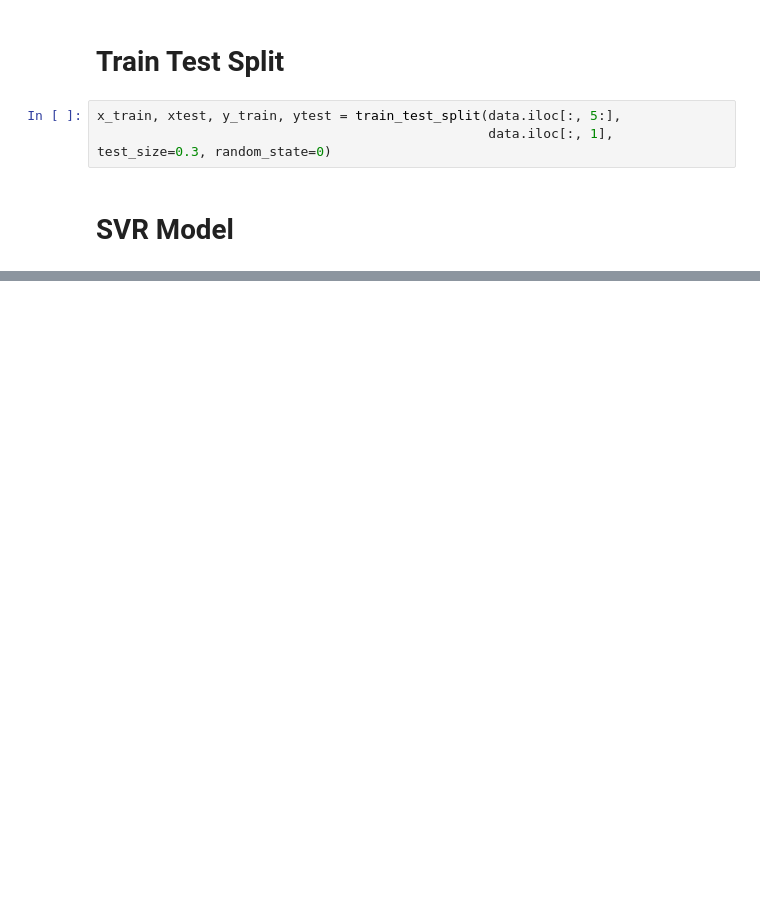
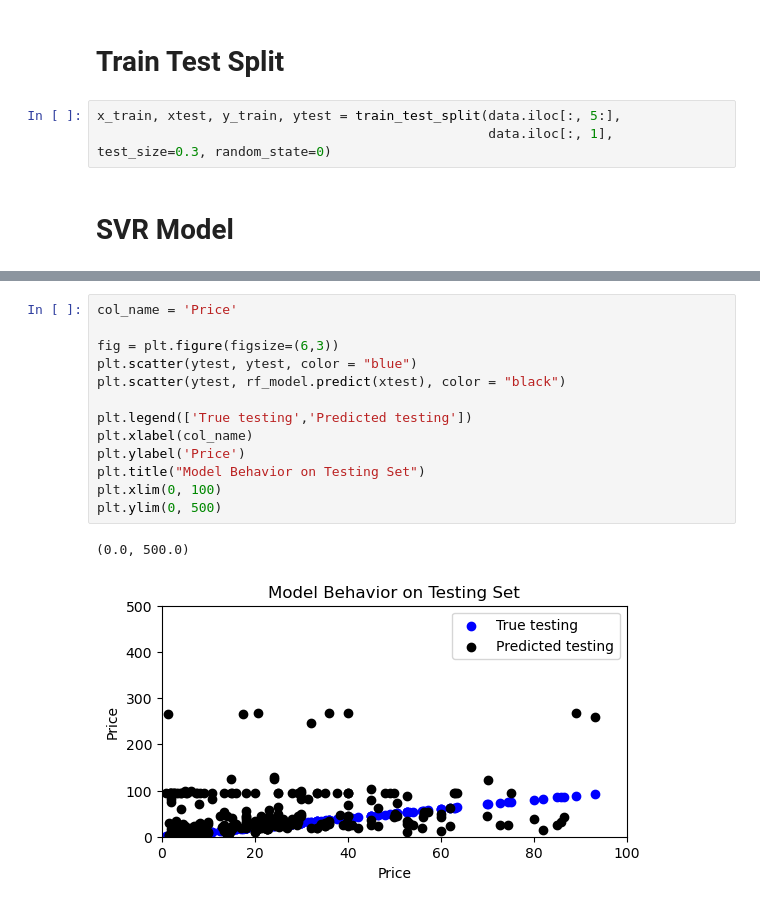
Before and after one commit to evanrootness/EtsyDSProject, a Jupyter notebook: notebooks_models/model_1.ipynb, the cells around one changed output, grey strips where cells are left out. Drawn from its saved outputs; the diff is of its cells as text; blank space fills up the shorter version.

```diff
--- a/notebooks_models/model_1.ipynb
+++ b/notebooks_models/model_1.ipynb
@@ -163,0 +206,16 @@ Could consider classifying listings as successful or not. Another idea is to try
+# %%
+col_name = 'Price'
+
+fig = plt.figure(figsize=(6,3))
+plt.scatter(ytest, ytest, color = "blue")
+plt.scatter(ytest, rf_model.predict(xtest), color = "black")
+
+plt.legend(['True testing','Predicted testing'])
+plt.xlabel(col_name)
+plt.ylabel('Price')
+plt.title("Model Behavior on Testing Set")
+plt.xlim(0, 100)
+plt.ylim(0, 500)
+# %% [output]
+(0.0, 500.0)
+[figure, added]
```
Also changed, not shown: parts of 21 cells of this notebook, 2 other files.
